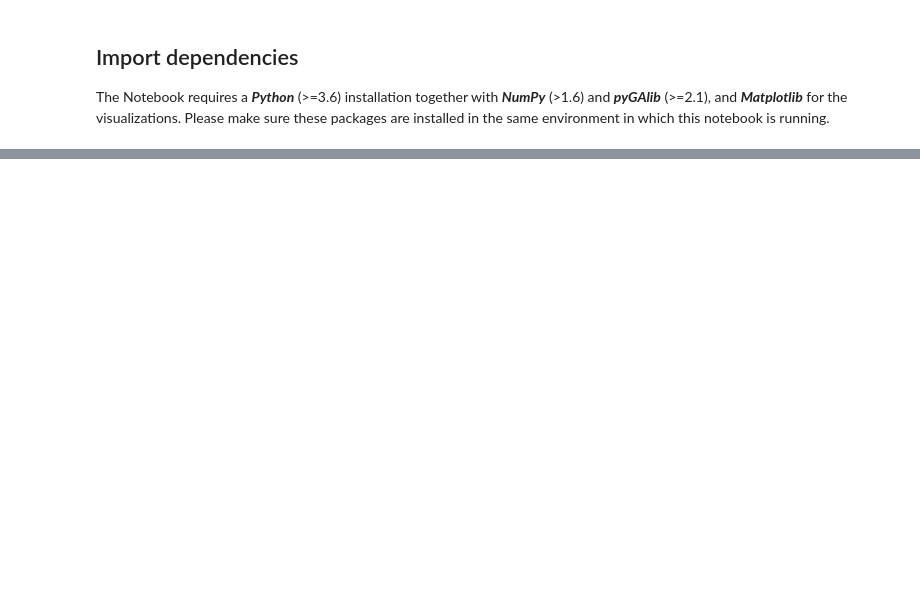
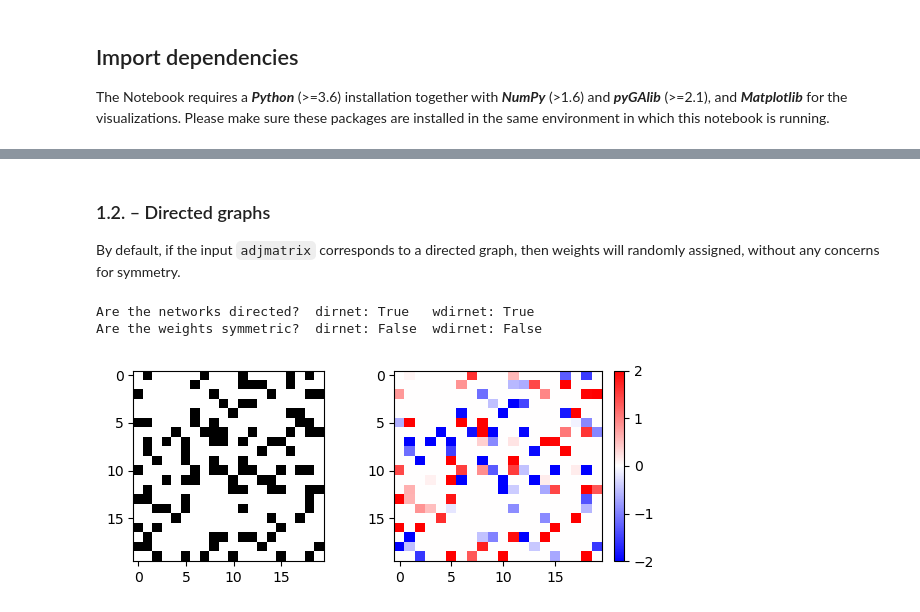
Before and after one commit to gorkazl/pyGAlib, a Jupyter notebook: Examples/WeightedGraphs_Intro.ipynb, the cells around one changed output, grey strips where cells are left out. Cells and saved outputs as stored; diff of their text form; code cells hidden in the pictures; blank space fills up the shorter version.

```diff
--- a/Examples/WeightedGraphs_Intro.ipynb
+++ b/Examples/WeightedGraphs_Intro.ipynb
@@ -98,0 +137,35 @@ Let's now seed the weights to `net` using `sym_w = False`.
+# %% [markdown]
+### 1.2. – Directed graphs
+
+By default, if the input `adjmatrix` corresponds to a directed graph, then weights will randomly assigned, without any concerns for symmetry.
+# %%
+N = 20
+linkprob = 0.3
+
+# Create the binary random graph
+dirnet = galib.ErdosRenyiGraph(N,linkprob, directed=True)
+# Assign random weights, calling sym_w=True in the directed graph
+wdirnet = galib.SeedRandomWeights(dirnet, np.random.normal, loc=0,scale=2)
+
+# Print some feedback ...
+print( f"Are the networks directed?  dirnet: {galib.is_directed(dirnet)}   \
+wdirnet: {galib.is_directed(wdirnet)}" )
+print( f"Are the weights symmetric?  dirnet: {galib.is_symmetric(dirnet)}  \
+wdirnet: {galib.is_symmetric(wdirnet)}" )
+
+
+# Visualize the generated matrices
+plt.figure(figsize=(9,2.5))
+plt.subplot(1,3,1)
+plt.imshow(dirnet, cmap='gray_r')
+
+plt.subplot(1,3,2)
+plt.imshow(wdirnet, cmap='bwr', aspect='auto')
+plt.clim(-2,2)
+plt.colorbar()
+
+plt.tight_layout()
+# %% [output]
+Are the networks directed?  dirnet: True   wdirnet: True
+Are the weights symmetric?  dirnet: False  wdirnet: False
+[figure, added]
```
Also changed, not shown: parts of 14 cells of this notebook.
